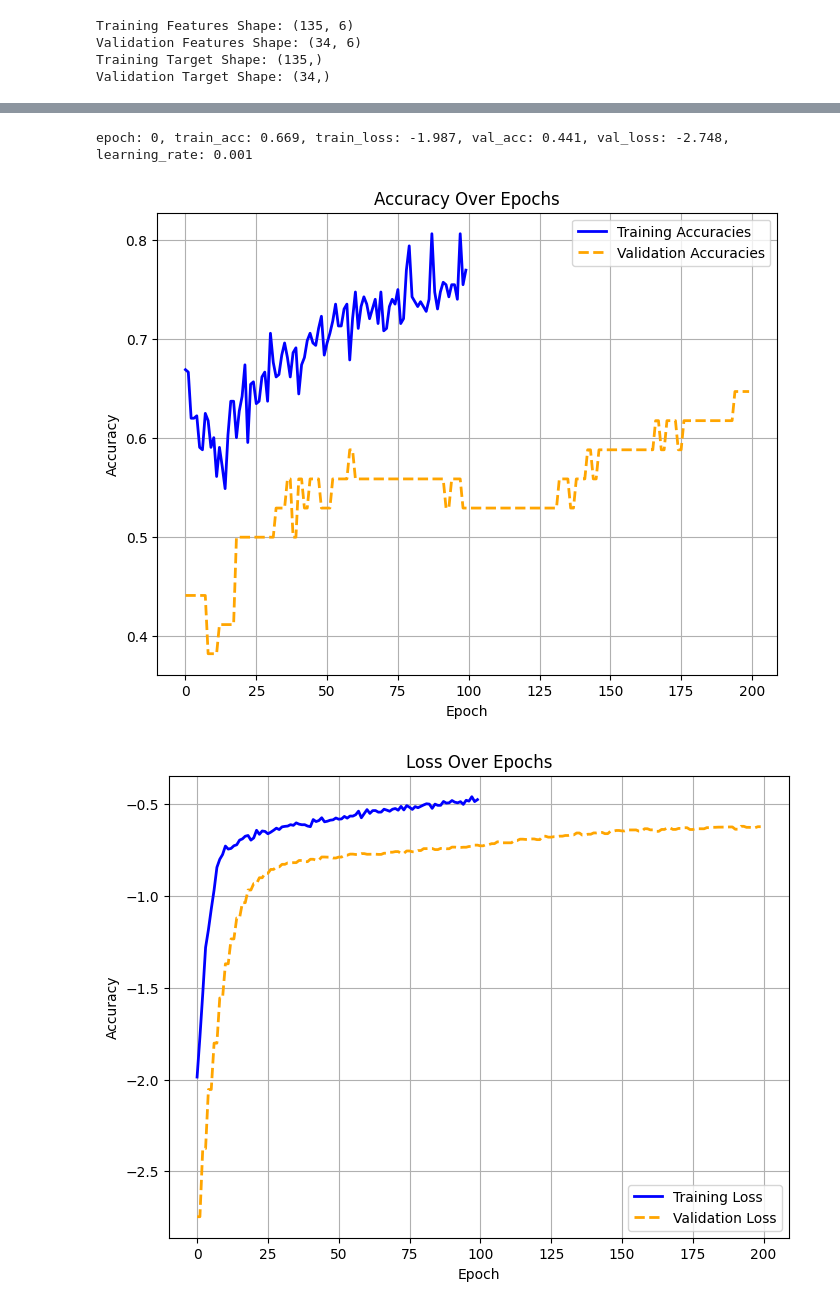
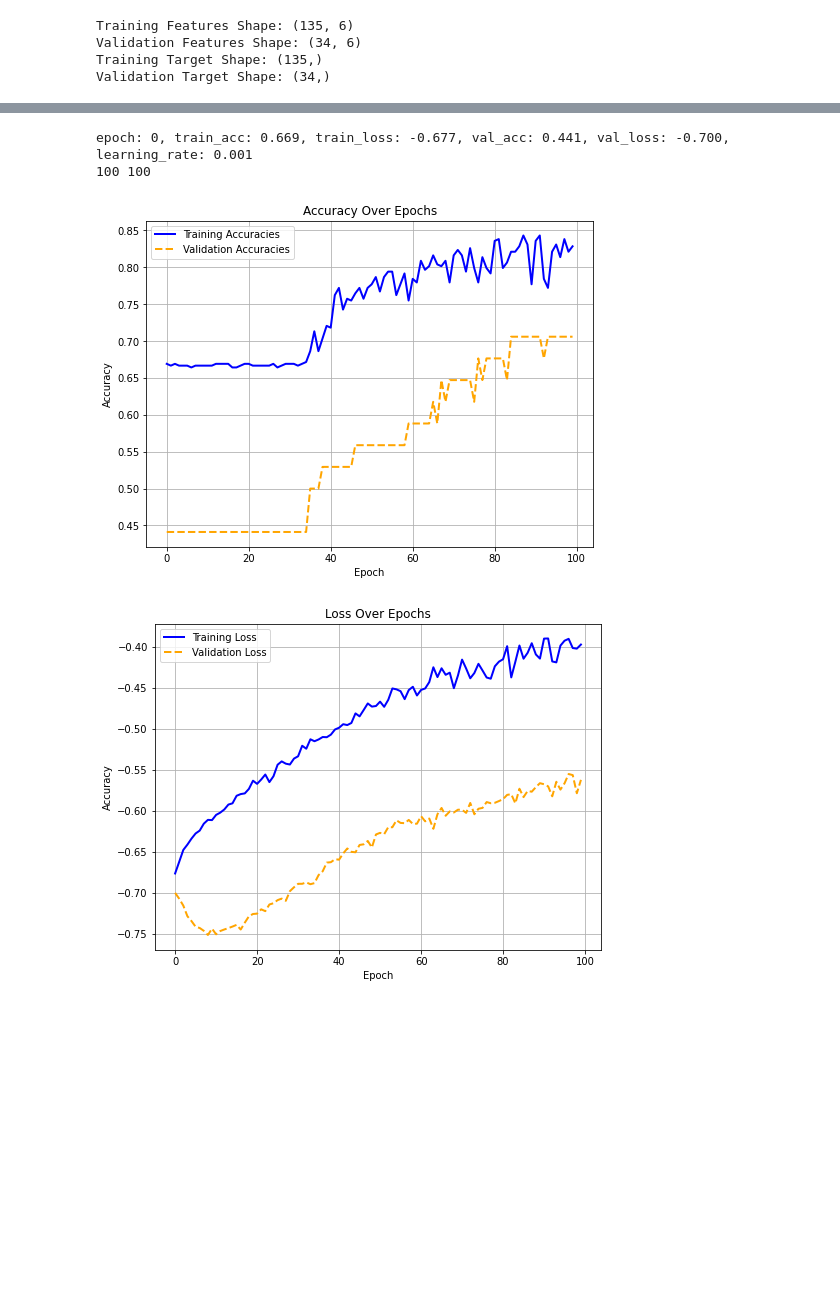
Before and after one commit to Mostafa772/ML_project, a Jupyter notebook: baseline.ipynb, the cells around one changed output, grey strips where cells are left out. Cells and saved outputs as stored; diff of their text form; code cells hidden in the pictures; blank space fills up the shorter version.

```diff
--- a/baseline.ipynb
+++ b/baseline.ipynb
@@ -103,42 +103,3 @@ Training Features Shape: (135, 6)
 Validation Features Shape: (34, 6)
 Training Target Shape: (135,)
 Validation Target Shape: (34,)
-# %%
-def create_batches(X, y, batch_size):
-    """Create mini-batches from the data"""
-    # Convert to numpy array if input is pandas DataFrame/Series
-    if isinstance(X, pd.DataFrame):
-        X = X.values
-    if isinstance(y, pd.Series):
-        y = y.values
-
-    n_samples = X.shape[0]
-    indices = np.arange(n_samples)
-    np.random.shuffle(indices)
-
-    for start_idx in range(0, n_samples, batch_size):
-        end_idx = min(start_idx + batch_size, n_samples)
-        batch_indices = indices[start_idx:end_idx]
-
-        yield X[batch_indices], y[batch_indices] # ****changed something****
-# %%
-import matplotlib.pyplot as plt
-
-def plot_accuracies(train_vals, val_vals, label1="train_accuracies", label2="val_accuracies", title="Accuracy Over Epochs"):
-    """
-    Plot training and validation accuracies over epochs.
-
-    Parameters:
-    - train_accuracies (list or array): Accuracy values for training data over epochs.
-    - val_accuracies (list or array): Accuracy values for validation data over epochs.
-    - title (str): Title of the plot. Default is "Accuracy Over Epochs".
-    """
-    plt.figure(figsize=(8, 6))
-    plt.plot(train_vals, label=label1, color="blue", linewidth=2)
-    plt.plot(val_vals, label=label2, linestyle="--", color="orange", linewidth=2)
-    plt.title(title)
-    plt.xlabel("Epoch")
-    plt.ylabel("Accuracy")
-    plt.legend()
-    plt.grid(True)
-    plt.show()
@@ -629,40 +430,38 @@ for epoch in range(n_epochs):
     val_losses.append(val_loss)
     val_accuracies.append(val_accuracy)
     # Calculate validation accuracy
     val_predictions = np.argmax(loss_activation.output, axis=1)
     if len(y_val.shape) == 2:
         y_val_true = np.argmax(y_val, axis=1)
     else:
         y_val_true = y_val
     val_accuracy = np.mean(val_predictions == y_val_true)
 
-    # Append validation metrics
-    val_losses.append(val_loss)
-    val_accuracies.append(val_accuracy)
 
     # early_stopping.on_epoch_end(
     #     current_loss=val_loss,
     #     current_accuracy=val_accuracy,
     #     model=[dense1, dense2],
     #     epoch=epoch
     # )
     # if early_stopping.stop_training:
     #     print(f"Early stopping at epoch {epoch}")
     #     break
 
     # Print progress
     if not epoch % 100:
         print(f"epoch: {epoch}, "
               f"train_acc: {epoch_accuracy:.3f}, train_loss: {epoch_loss:.3f}, "
               f"val_acc: {val_accuracy:.3f}, val_loss: {val_loss:.3f}, "
               f"learning_rate: {optimizer.current_learning_rate}")
-
+print(len(val_accuracies), len(train_accuracies))
 plot_accuracies(train_accuracies, val_accuracies, label1="Training Accuracies", label2="Validation Accuracies", title="Accuracy Over Epochs")
 plot_accuracies(train_losses, val_losses, label1="Training Loss", label2="Validation Loss", title="Loss Over Epochs")
 # %% [output]
-epoch: 0, train_acc: 0.669, train_loss: -1.987, val_acc: 0.441, val_loss: -2.748, learning_rate: 0.001
+epoch: 0, train_acc: 0.669, train_loss: -0.677, val_acc: 0.441, val_loss: -0.700, learning_rate: 0.001
+100 100
-[figure, old version]
+[figure, new version]
-[figure, old version]
+[figure, new version]
 # %%
 model.forward(X_test, training=False)
 # Compute softmax probabilities for the test output
```
Also changed, not shown: parts of 8 cells of this notebook.
